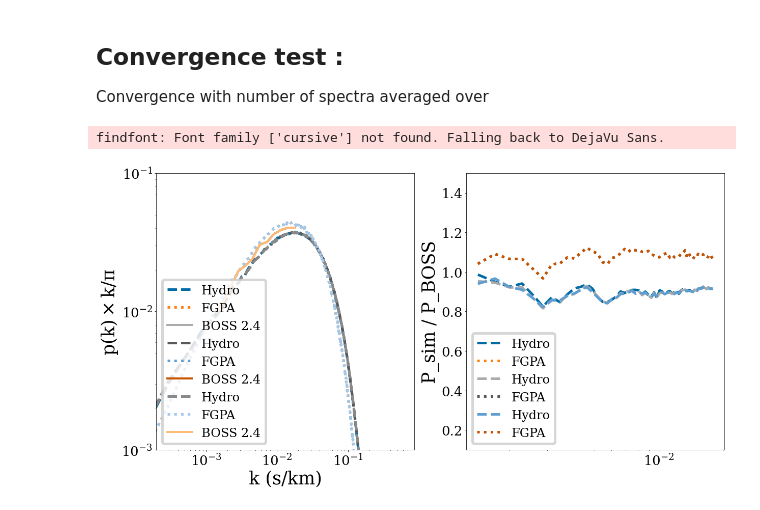
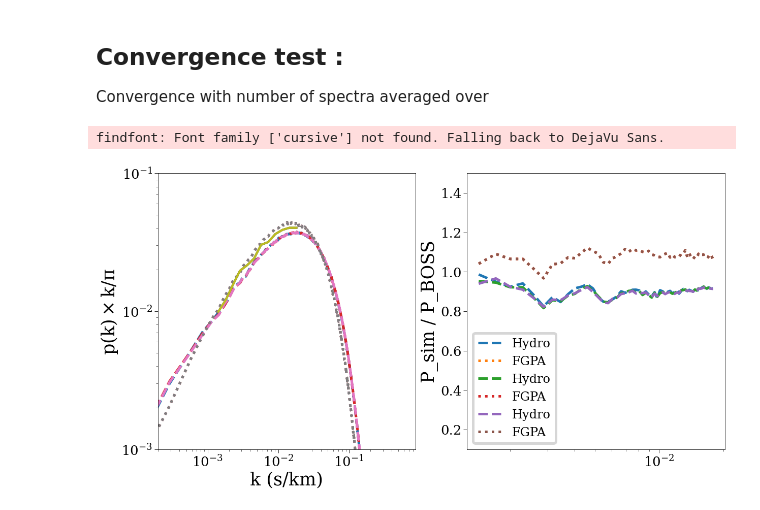
Before and after one commit to qezlou/LyTomo_Watershed, a Jupyter notebook: notebooks/power_spec.ipynb, the cells around one changed output. Saved outputs shown, nothing was run; the diff lists cells and outputs as text; code cells hidden in the pictures.

```diff
--- a/notebooks/power_spec.ipynb
+++ b/notebooks/power_spec.ipynb
@@ -6,7 +6,7 @@ import h5py
 import os
 import matplotlib.pyplot as plt
 plt.style.use('Notebook.mystyle')
-plt.style.use('tableau-colorblind10')
+#plt.style.use('tableau-colorblind10')
 import lytomo_watershed
 from lytomo_watershed import spectra_mocking as sm
 data_dir = '/run/media/mahdi/HD2/Lya/LyTomo_data/'
@@ -16,17 +16,18 @@ def plot_power_spec(ax, kf, kf_FGPA, mean_flux_power, mean_flux_power_FGPA):
     ax[0].plot(kf, mean_flux_power*kf/np.pi, label='Hydro', ls='--')
     ax[0].plot(kf_FGPA, mean_flux_power_FGPA*kf_FGPA/np.pi, label='FGPA', ls='dotted')
     boss = np.loadtxt(os.path.join(data_dir,'plotting_data/power_spec_boss_z2.6.dat'))
-    ax[0].plot(boss[:,0],boss[:,1], linewidth=4, label='BOSS 2.6')
+    ax[0].plot(boss[:,0],boss[:,1], linewidth=4, label='SDSS DR14, z=2.6')
     boss = np.loadtxt(os.path.join(data_dir,'plotting_data/power_spec_boss_z2.4.dat'))
-    ax[0].plot(boss[:,0],boss[:,1], linewidth=4, label='BOSS 2.4')
+    ax[0].plot(boss[:,0],boss[:,1], linewidth=4, label='SDSS DR14, z=2.4')
 
     ax[0].set_xscale('log')
     ax[0].set_yscale('log')
     ax[0].set_xlabel('k (s/km)')
     ax[1].set_xlabel('k (s/km)')
     ax[0].set_ylabel(r'$\mathrm{p(k) \times k / \pi}$')
-    ax[0].legend()
+    ax[0].legend(bbox_to_anchor=(0.17, 0., 0.5, 0.5), fontsize=18)
     ax[0].set_ylim(1e-3,1e-1)
+    ax[0].set_xlim(2e-4,2e-1)
 
     # Plot the ratios
     k = np.arange(boss[0,0], boss[-1,0],kf[1]-kf[0])
@@ -40,7 +41,7 @@ def plot_power_spec(ax, kf, kf_FGPA, mean_flux_power, mean_flux_power_FGPA):
     ax[1].plot([1e-3,2e-2],[1,1])
     ax[1].legend()
     ax[1].set_xscale('log')
-    ax[1].set_ylabel(r'$ \mathrm{ P_{sim} / P_{BOSS}}$')
+    ax[1].set_ylabel(r'$ \mathrm{ P_{sim} / P_{SDSS, z=2.4}}$')
     ax[1].set_ylim(0.8,1.2)
     ax[1].set_yticks(np.arange(0.85,1.25,0.05))
     ax[1].set_xlim(1e-3,2e-2)
@@ -183,7 +196,7 @@ def plot_power_spec(ax, kf, kf_FGPA, mean_flux_power, mean_flux_power_FGPA):
     ax[0].set_yscale('log')
     ax[0].set_xlabel('k (s/km)')
     ax[0].set_ylabel(r'$\mathrm{p(k) \times k / \pi}$')
-    ax[0].legend()
+    #ax[0].legend()
     ax[0].set_ylim(1e-3,1e-1)
 
     # Plot the ratios
@@ -201,31 +214,31 @@ def plot_power_spec(ax, kf, kf_FGPA, mean_flux_power, mean_flux_power_FGPA):
     ax[1].set_ylim(0.1,1.5)
 
 def convergence_test():
     """Convergence with number of spectra averaged over"""
     from fake_spectra import fluxstatistics as fs
     from scipy.ndimage import gaussian_filter1d as gf
     vmax = 21725
     with h5py.File(os.path.join(data_dir,'spectra_z2.4/spectra_TNG_true_1.0_z2.4.hdf5'), 'r') as f:
         tau_hydro = gf(f['tau/H/1/1215'][:], 1, mode='wrap')
         z = f['Header'].attrs['redshift']
     spec_res_h = vmax/tau_hydro.shape[1]
     with h5py.File(os.path.join(data_dir,'FGPA/spectra_FGPA_z2.4_1.0.hdf5'), 'r') as f:
         tau_fgpa = gf(f['tau/H/1/1215'][:], 1, mode='wrap')
     spec_res_f = vmax/tau_fgpa.shape[1]
 
     num_spec = tau_hydro.shape[0]*np.array([0.5, 0.8, 1.0])
     fig, ax = plt.subplots(1,2, figsize=(20,10))
 
     for i in num_spec.astype(int):
         kf, mean_flux_power = fs.flux_power(tau_hydro[0:i,:], vmax= vmax,
                                             spec_res= spec_res_h,
                                             mean_flux_desired=sm.get_mean_flux(z=z))
         kf_FGPA, mean_flux_power_FGPA = fs.flux_power(tau_fgpa[0:i,:], vmax= vmax,
                                                       spec_res= spec_res_f,
                                                       mean_flux_desired=sm.get_mean_flux(z=z))
         plot_power_spec(ax, kf, kf_FGPA, mean_flux_power, mean_flux_power_FGPA)
 
 convergence_test()
 # %% [output]
 findfont: Font family ['cursive'] not found. Falling back to DejaVu Sans.
-[figure, old version]
+[figure, new version]
```
Also changed, not shown: parts of 4 cells of this notebook, 2 other files.
